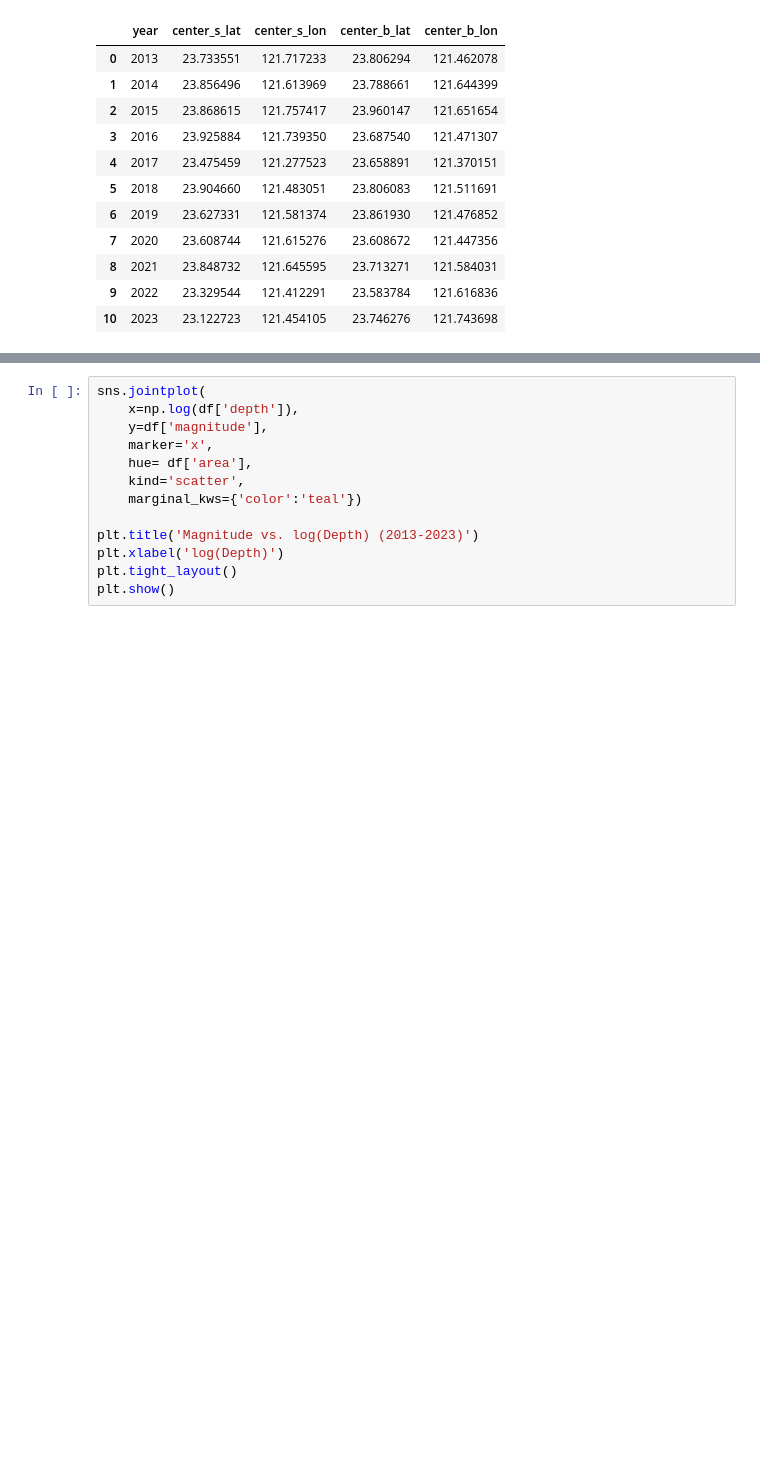
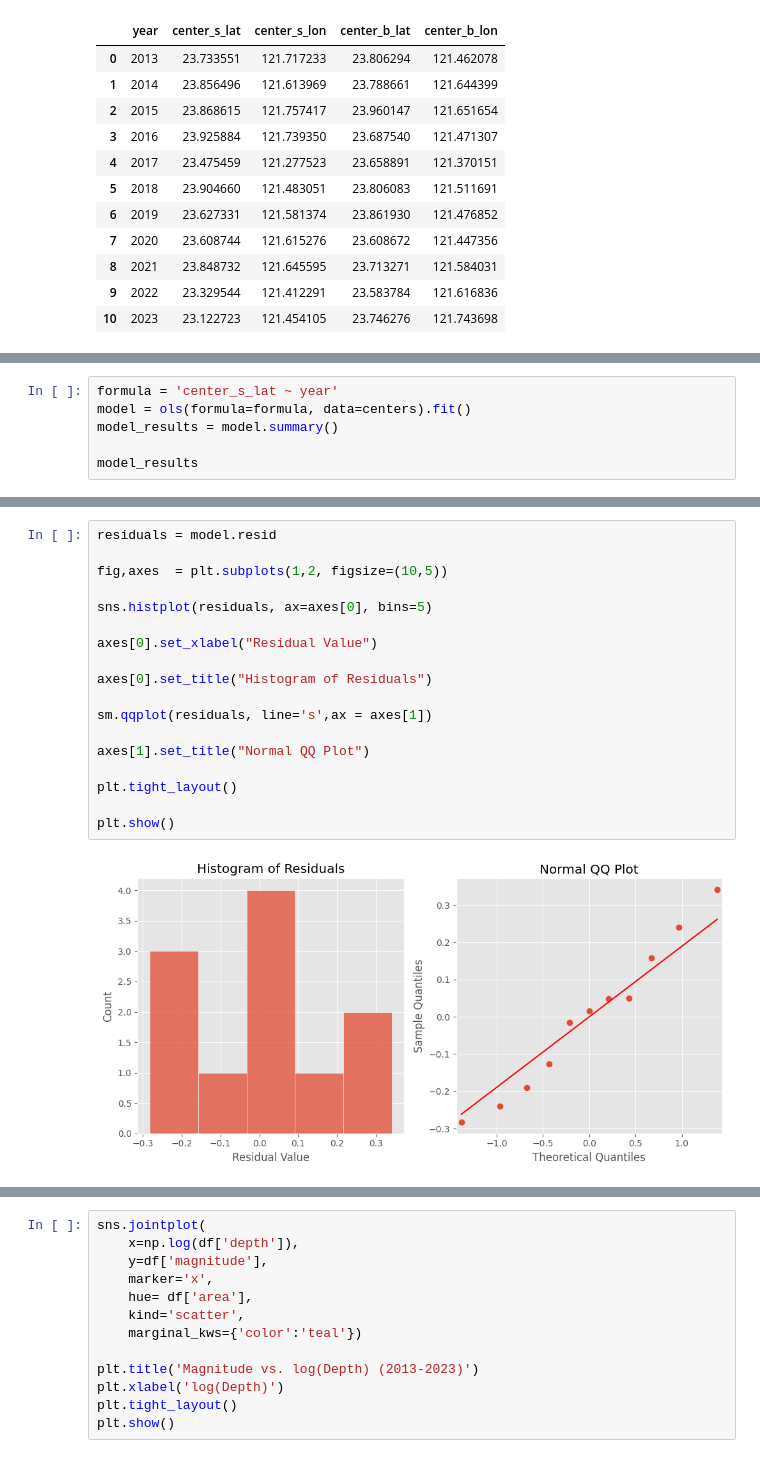
Before and after one commit to jiug/Taiwan-Earthquakes, a Jupyter notebook: earthquakes-taiwan.ipynb, the cells around one changed output, grey strips where cells are left out. Cells and saved outputs as stored; diff of their text form; blank space fills up the shorter version.

```diff
--- a/earthquakes-taiwan.ipynb
+++ b/earthquakes-taiwan.ipynb
@@ -273,0 +316,6 @@ plt.scatter(data= centers, x = 'center_b_lon', y='center_b_lat', marker='x', col
+# %%
+formula = 'center_s_lat ~ year'
+model = ols(formula=formula, data=centers).fit()
+model_results = model.summary()
+
+model_results
@@ -273,0 +363,20 @@ plt.scatter(data= centers, x = 'center_b_lon', y='center_b_lat', marker='x', col
+# %%
+residuals = model.resid
+
+fig,axes  = plt.subplots(1,2, figsize=(10,5))
+
+sns.histplot(residuals, ax=axes[0], bins=5)
+
+axes[0].set_xlabel("Residual Value")
+
+axes[0].set_title("Histogram of Residuals")
+
+sm.qqplot(residuals, line='s',ax = axes[1])
+
+axes[1].set_title("Normal QQ Plot")
+
+plt.tight_layout()
+
+plt.show()
+# %% [output]
+[figure, added]
```
Also changed, not shown: parts of 29 cells of this notebook, 2 other files.
